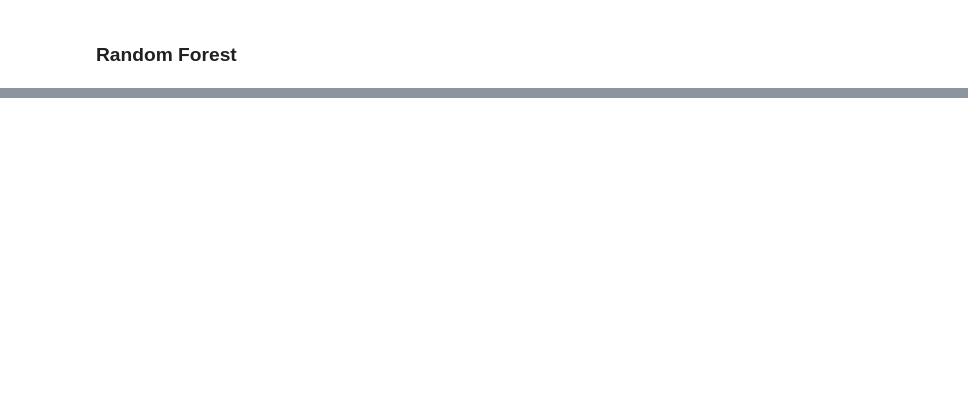
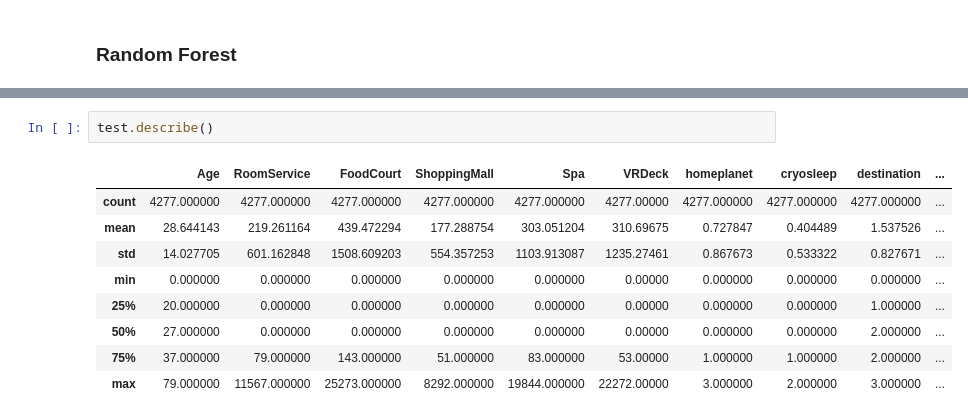
Before and after one commit to casafurix/Kaggle-Competitions, a Jupyter notebook: Spaceship Titanic/Predictions.ipynb, the cells around one changed output, grey strips where cells are left out. Drawn from its saved outputs; the diff is of its cells as text; blank space fills up the shorter version.

```diff
--- a/Spaceship Titanic/Predictions.ipynb
+++ b/Spaceship Titanic/Predictions.ipynb
@@ -392,0 +518,12 @@ weighted avg       0.80      0.80      0.80      1739
+# %%
+test.describe()
+# %% [output]
+|  | Age | RoomService | FoodCourt | ShoppingMall | Spa | VRDeck | homeplanet | cryosleep | destination | ... |
+| count | 4277.000000 | 4277.000000 | 4277.000000 | 4277.000000 | 4277.000000 | 4277.00000 | 4277.000000 | 4277.000000 | 4277.000000 | ... |
+| mean | 28.644143 | 219.261164 | 439.472294 | 177.288754 | 303.051204 | 310.69675 | 0.727847 | 0.404489 | 1.537526 | ... |
+| std | 14.027705 | 601.162848 | 1508.609203 | 554.357253 | 1103.913087 | 1235.27461 | 0.867673 | 0.533322 | 0.827671 | ... |
+| min | 0.000000 | 0.000000 | 0.000000 | 0.000000 | 0.000000 | 0.00000 | 0.000000 | 0.000000 | 0.000000 | ... |
+| 25% | 20.000000 | 0.000000 | 0.000000 | 0.000000 | 0.000000 | 0.00000 | 0.000000 | 0.000000 | 1.000000 | ... |
+| 50% | 27.000000 | 0.000000 | 0.000000 | 0.000000 | 0.000000 | 0.00000 | 0.000000 | 0.000000 | 2.000000 | ... |
+| 75% | 37.000000 | 79.000000 | 143.000000 | 51.000000 | 83.000000 | 53.00000 | 1.000000 | 1.000000 | 2.000000 | ... |
+| max | 79.000000 | 11567.000000 | 25273.000000 | 8292.000000 | 19844.000000 | 22272.00000 | 3.000000 | 2.000000 | 3.000000 | ... |
```
Also changed, not shown: parts of 30 cells of this notebook, 1 other file.
